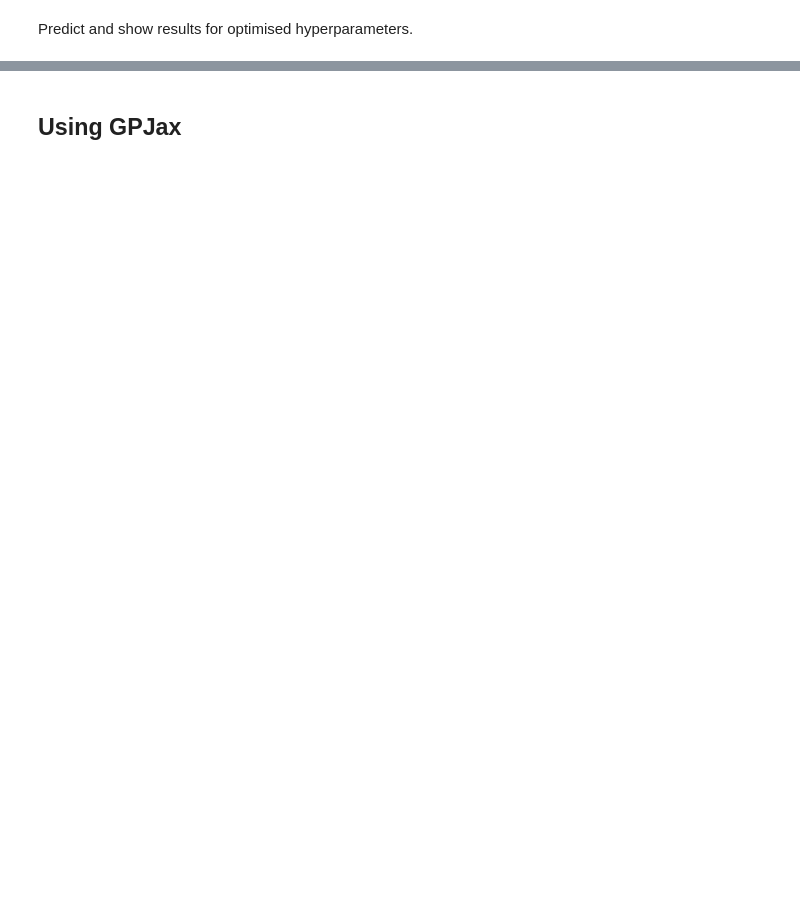
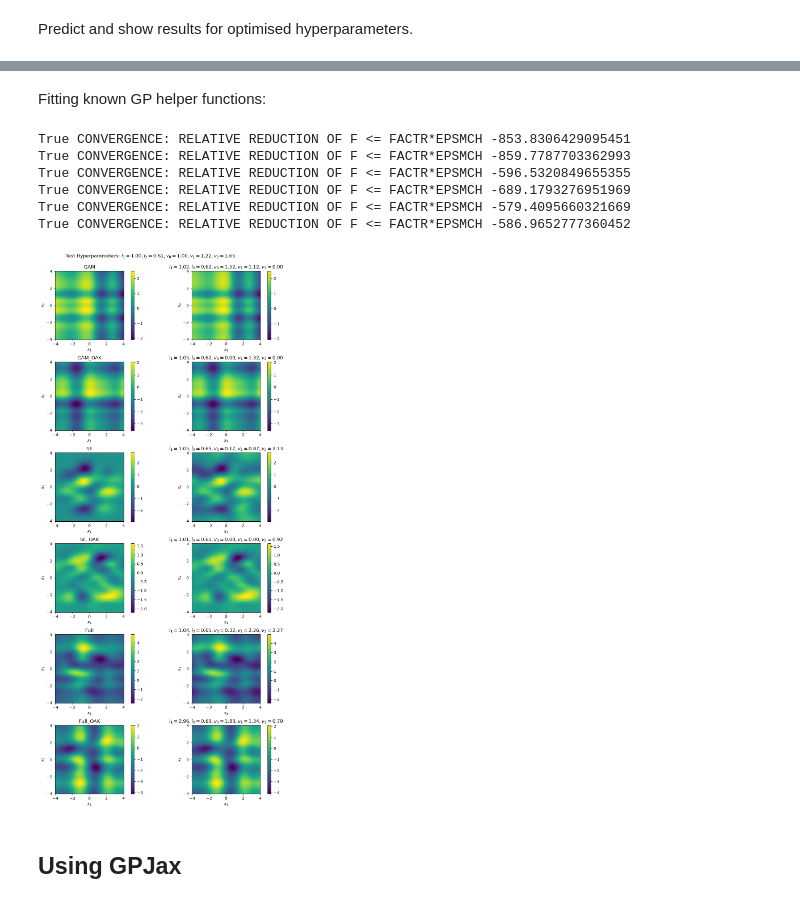
Before and after one commit to Coy-Z/GP_for_ML, a Jupyter notebook: GPJax_tutorial.ipynb, the cells around one changed output, grey strips where cells are left out. Saved outputs shown, nothing was run; the diff lists cells and outputs as text; code cells hidden in the pictures; blank space fills up the shorter version.

Commit message:
fitted samples from known GPs

```diff
--- a/GPJax_tutorial.ipynb
+++ b/GPJax_tutorial.ipynb
@@ -288,0 +366,2 @@ fig.colorbar(im, ax=ax2)
+# %% [markdown]
+Fitting known GP helper functions:
@@ -289,2 +427,77 @@ fig.colorbar(im, ax=ax2)
+# %%
+key_X, key_samples = jax.random.split(jax.random.key(24))
+N = 150
+x_mean = jnp.array([0, 0])
+x_cov = jnp.array([[1, 0], [0, 1]])
+X = jax.random.multivariate_normal(key_X, x_mean, x_cov, N)
+
+x1_test = jnp.linspace(-4, 4, 100)
+x2_test = jnp.linspace(-4, 4, 100)
+X1_test, X2_test = jnp.meshgrid(x1_test, x2_test)
+X_test = jnp.stack([X1_test.ravel(), X2_test.ravel()], axis = -1)
+
+prior_hyperparams = {
+    "log_l1": jnp.log(1.0),
+    "log_l2": jnp.log(1.0),
+    "log_v0": jnp.log(1.0),
+    "log_v1": jnp.log(1.0),
+    "log_v2": jnp.log(1.0)
+}
+
+results = np.zeros((6, 2, X1_test.shape[0], X1_test.shape[1]))
+sample_ks = [k_GAM, k_GAM_OAK, k_SE, k_SE_OAK, k_full, k_full_OAK]
+hyperparams_opts = [0, 0, 0, 0, 0, 0]
+
+sample_keys = jax.random.split(key_samples, len(sample_ks))
+for i, k_sample in enumerate(sample_ks):
+    y = random_GP_sample(X, k_sample, test_hyperparams, sample_keys[i])
+    hyperparams_opt = fit_model(X, y, k_add, prior_hyperparams)
+    mean_sample = np.asarray(model_sample(X, X_test, y, k_sample, test_hyperparams))
+    mean_fit = np.asarray(model_sample(X, X_test, y, k_add, hyperparams_opt))
+    results[i, 0] = mean_sample.reshape(X1_test.shape[0], X1_test.shape[1])
+    results[i, 1] = mean_fit.reshape(X1_test.shape[0], X1_test.shape[1])
+    physical_opt = jax.tree.map(jnp.exp, hyperparams_opt)
+    hyperparams_opts[i] = physical_opt
+# %% [output]
+True CONVERGENCE: RELATIVE REDUCTION OF F <= FACTR*EPSMCH -853.8306429095451
+True CONVERGENCE: RELATIVE REDUCTION OF F <= FACTR*EPSMCH -859.7787703362993
+True CONVERGENCE: RELATIVE REDUCTION OF F <= FACTR*EPSMCH -596.5320849655355
+True CONVERGENCE: RELATIVE REDUCTION OF F <= FACTR*EPSMCH -689.1793276951969
+True CONVERGENCE: RELATIVE REDUCTION OF F <= FACTR*EPSMCH -579.4095660321669
+True CONVERGENCE: RELATIVE REDUCTION OF F <= FACTR*EPSMCH -586.9652777360452
+# %%
+sample_cov_names = ["GAM", "GAM_OAK", "SE", "SE_OAK", "Full", "Full_OAK"]
+
+fig, ax = plt.subplots(6, 2, figsize = (10, 20))
+for i in range(6):
+    im = ax[i, 0].pcolormesh(
+    X1_test, X2_test, results[i, 0],
+    shading="auto",
+    cmap="viridis",
+    )
+    ax[i, 0].set_aspect("equal")
+    ax[i, 0].set_xlabel(r"$x_1$")
+    ax[i, 0].set_ylabel(r"$x_2$")
+    ax[i, 0].set_title(sample_cov_names[i])
+    fig.colorbar(im, ax=ax[i, 0])
+
+    im = ax[i, 1].pcolormesh(
+    X1_test, X2_test, results[i, 1],
+    shading="auto",
+    cmap="viridis",
+    )
+    ax[i, 1].set_aspect("equal")
+    ax[i, 1].set_xlabel(r"$x_1$")
+    ax[i, 1].set_ylabel(r"$x_2$")
+    hyperparams_string = "l_1 = {log_l1:.2f}, l_2 = {log_l2:.2f}, v_0 = {log_v0:.2f}, v_1 = {log_v1:.2f}, v_2 = {log_v2:.2f}".format(**hyperparams_opts[i])
+    ax[i, 1].set_title(rf"${hyperparams_string}$")
+    fig.colorbar(im, ax=ax[i, 1])
+test_physical = jax.tree.map(jnp.exp, test_hyperparams)
+test_hyperparams_string = "l_1 = {log_l1:.2f}, l_2 = {log_l2:.2f}, v_0 = {log_v0:.2f}, v_1 = {log_v1:.2f}, v_2 = {log_v2:.2f}".format(**test_physical)
+fig.suptitle(rf"Test Hyperparameters: ${test_hyperparams_string}$")
+fig.tight_layout()
+fig.subplots_adjust(top=0.95)
+# %% [output]
+[figure, added]
 # %% [markdown]
 ## Using GPJax
```
Also changed, not shown: parts of 11 cells of this notebook.
